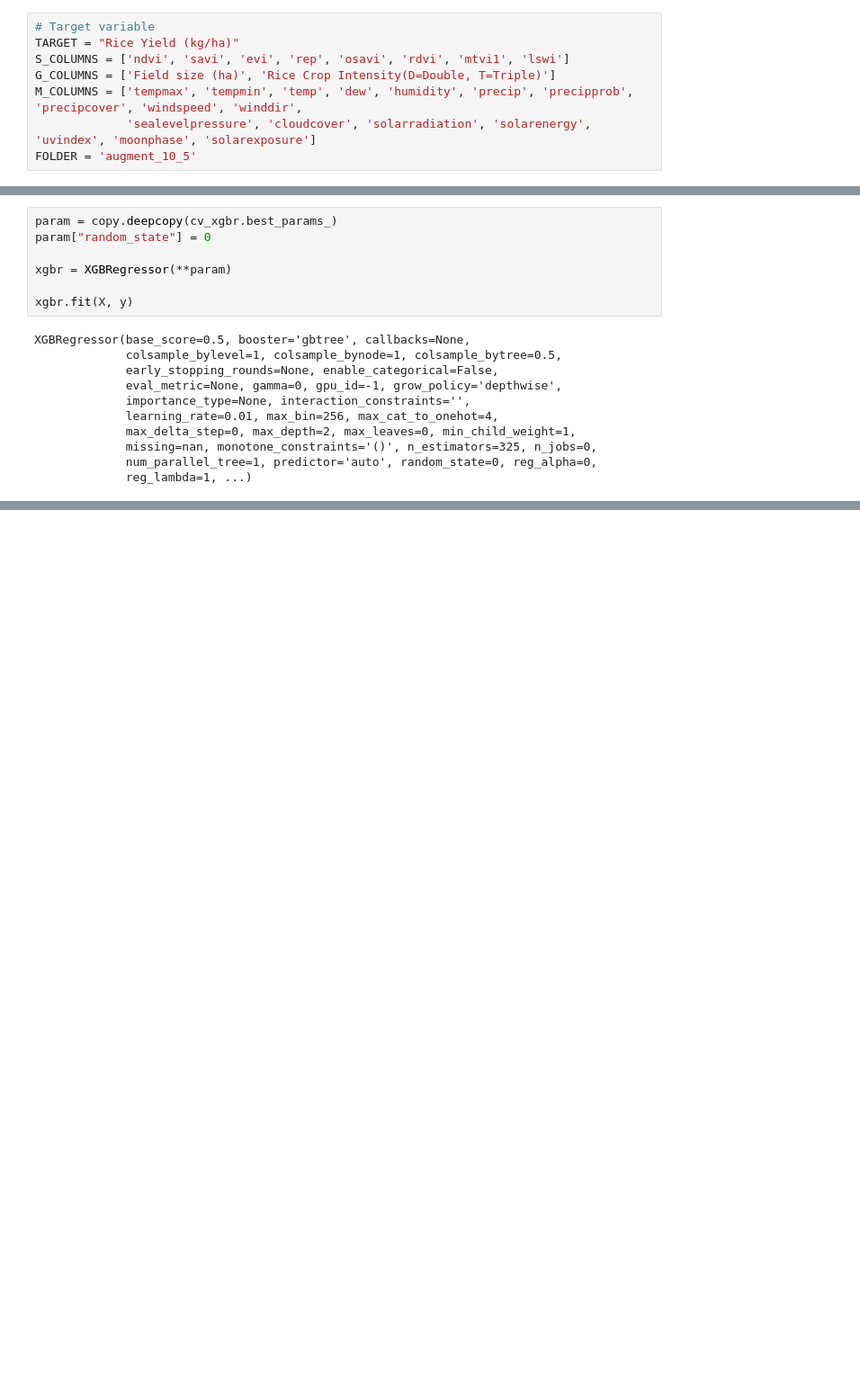
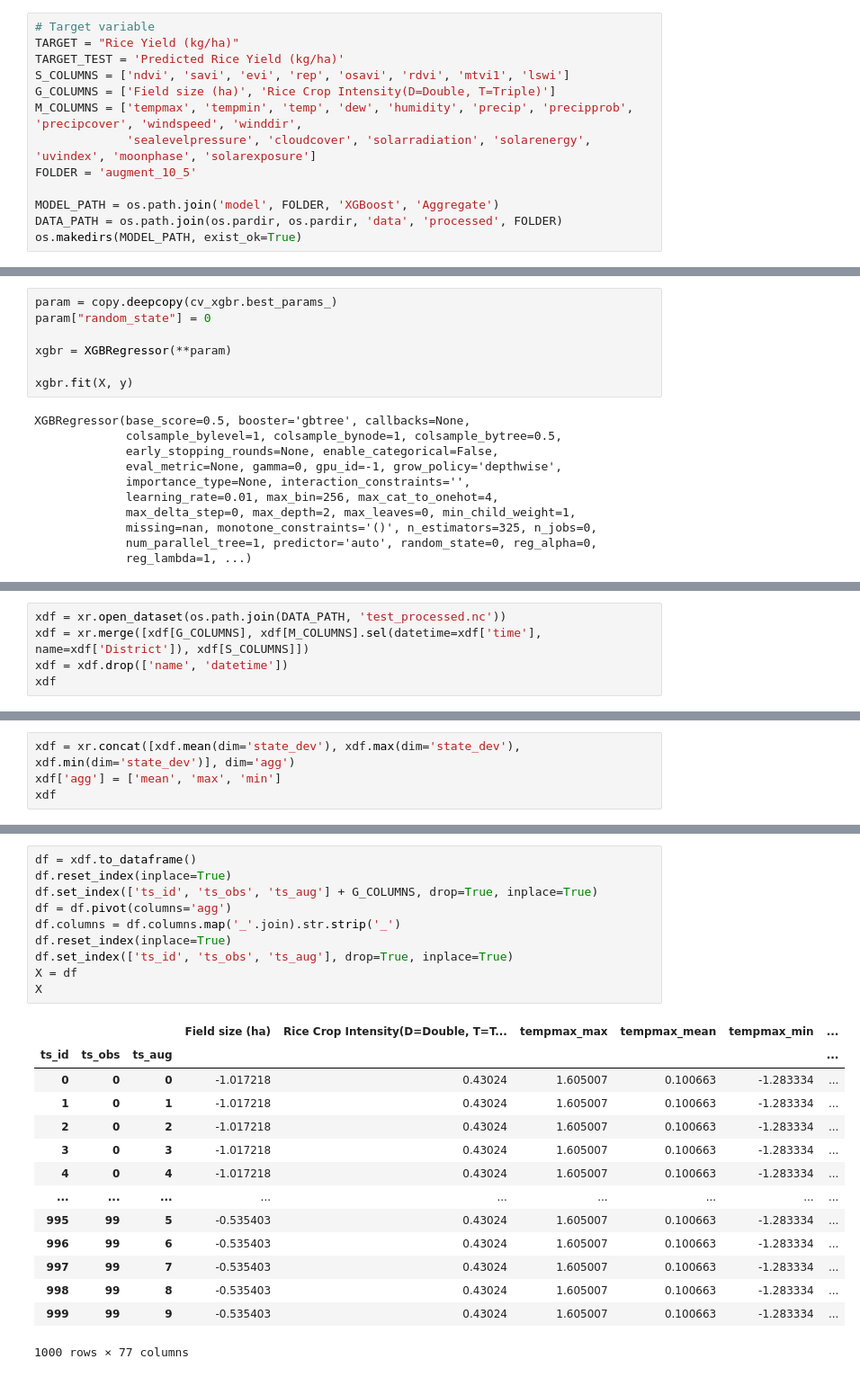
Before and after one commit to association-rosia/crop-forecasting, a Jupyter notebook: notebooks/baseline/xgboost_agg.ipynb, the cells around one changed output, grey strips where cells are left out. Shown: that part at 90% size. Drawn from its saved outputs; the diff is of its cells as text; blank space fills up the shorter version.

Commit message:
Change xgboos_agg to add test pipe not tested

```diff
--- a/notebooks/baseline/xgboost_agg.ipynb
+++ b/notebooks/baseline/xgboost_agg.ipynb
@@ -31,8 +37,13 @@ from sklearn.metrics import r2_score, mean_squared_error, mean_absolute_percenta
 # %%
 # Target variable
 TARGET = "Rice Yield (kg/ha)"
+TARGET_TEST = 'Predicted Rice Yield (kg/ha)'
 S_COLUMNS = ['ndvi', 'savi', 'evi', 'rep', 'osavi', 'rdvi', 'mtvi1', 'lswi']
 G_COLUMNS = ['Field size (ha)', 'Rice Crop Intensity(D=Double, T=Triple)']
 M_COLUMNS = ['tempmax', 'tempmin', 'temp', 'dew', 'humidity', 'precip', 'precipprob', 'precipcover', 'windspeed', 'winddir',
              'sealevelpressure', 'cloudcover', 'solarradiation', 'solarenergy', 'uvindex', 'moonphase', 'solarexposure']
 FOLDER = 'augment_10_5'
+
+MODEL_PATH = os.path.join('model', FOLDER, 'XGBoost', 'Aggregate')
+DATA_PATH = os.path.join(os.pardir, os.pardir, 'data', 'processed', FOLDER)
+os.makedirs(MODEL_PATH, exist_ok=True)
@@ -235,0 +229,5 @@ memory usage: 337.6+ KB
+# %%
+xdf = xr.open_dataset(os.path.join(DATA_PATH, 'test_processed.nc'))
+xdf = xr.merge([xdf[G_COLUMNS], xdf[M_COLUMNS].sel(datetime=xdf['time'], name=xdf['District']), xdf[S_COLUMNS]])
+xdf = xdf.drop(['name', 'datetime'])
+xdf
@@ -235,0 +254,4 @@ memory usage: 337.6+ KB
+# %%
+xdf = xr.concat([xdf.mean(dim='state_dev'), xdf.max(dim='state_dev'), xdf.min(dim='state_dev')], dim='agg')
+xdf['agg'] = ['mean', 'max', 'min']
+xdf
@@ -236 +278,26 @@ memory usage: 337.6+ KB
+# %%
+df = xdf.to_dataframe()
+df.reset_index(inplace=True)
+df.set_index(['ts_id', 'ts_obs', 'ts_aug'] + G_COLUMNS, drop=True, inplace=True)
+df = df.pivot(columns='agg')
+df.columns = df.columns.map('_'.join).str.strip('_')
+df.reset_index(inplace=True)
+df.set_index(['ts_id', 'ts_obs', 'ts_aug'], drop=True, inplace=True)
+X = df
+X
+# %% [output]
+|  |  |  | Field size (ha) | Rice Crop Intensity(D=Double, T=T... | tempmax_max | tempmax_mean | tempmax_min | ... |
+| ts_id | ts_obs | ts_aug |  |  |  |  |  | ... |
+| 0 | 0 | 0 | -1.017218 | 0.43024 | 1.605007 | 0.100663 | -1.283334 | ... |
+| 1 | 0 | 1 | -1.017218 | 0.43024 | 1.605007 | 0.100663 | -1.283334 | ... |
+| 2 | 0 | 2 | -1.017218 | 0.43024 | 1.605007 | 0.100663 | -1.283334 | ... |
+| 3 | 0 | 3 | -1.017218 | 0.43024 | 1.605007 | 0.100663 | -1.283334 | ... |
+| 4 | 0 | 4 | -1.017218 | 0.43024 | 1.605007 | 0.100663 | -1.283334 | ... |
+| ... | ... | ... | ... | ... | ... | ... | ... | ... |
+| 995 | 99 | 5 | -0.535403 | 0.43024 | 1.605007 | 0.100663 | -1.283334 | ... |
+| 996 | 99 | 6 | -0.535403 | 0.43024 | 1.605007 | 0.100663 | -1.283334 | ... |
+| 997 | 99 | 7 | -0.535403 | 0.43024 | 1.605007 | 0.100663 | -1.283334 | ... |
+| 998 | 99 | 8 | -0.535403 | 0.43024 | 1.605007 | 0.100663 | -1.283334 | ... |
+| 999 | 99 | 9 | -0.535403 | 0.43024 | 1.605007 | 0.100663 | -1.283334 | ... |
+1000 rows × 77 columns
 # %% [markdown]
```
Also changed, not shown: parts of 34 cells of this notebook.
